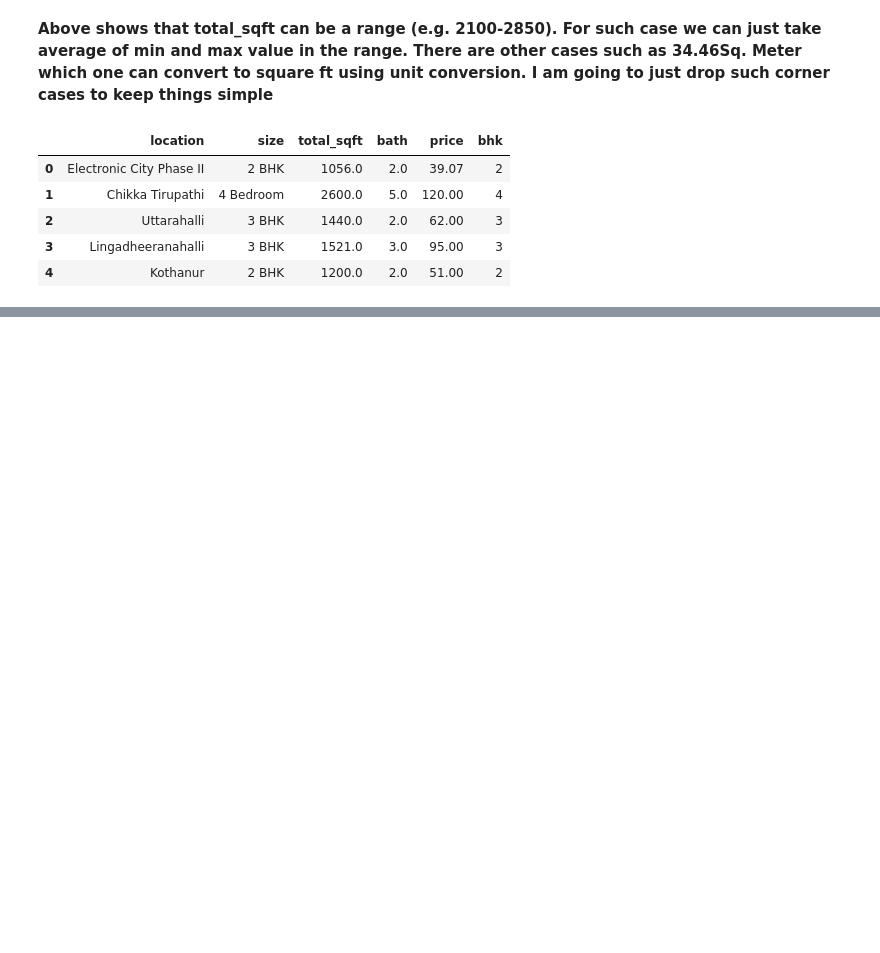
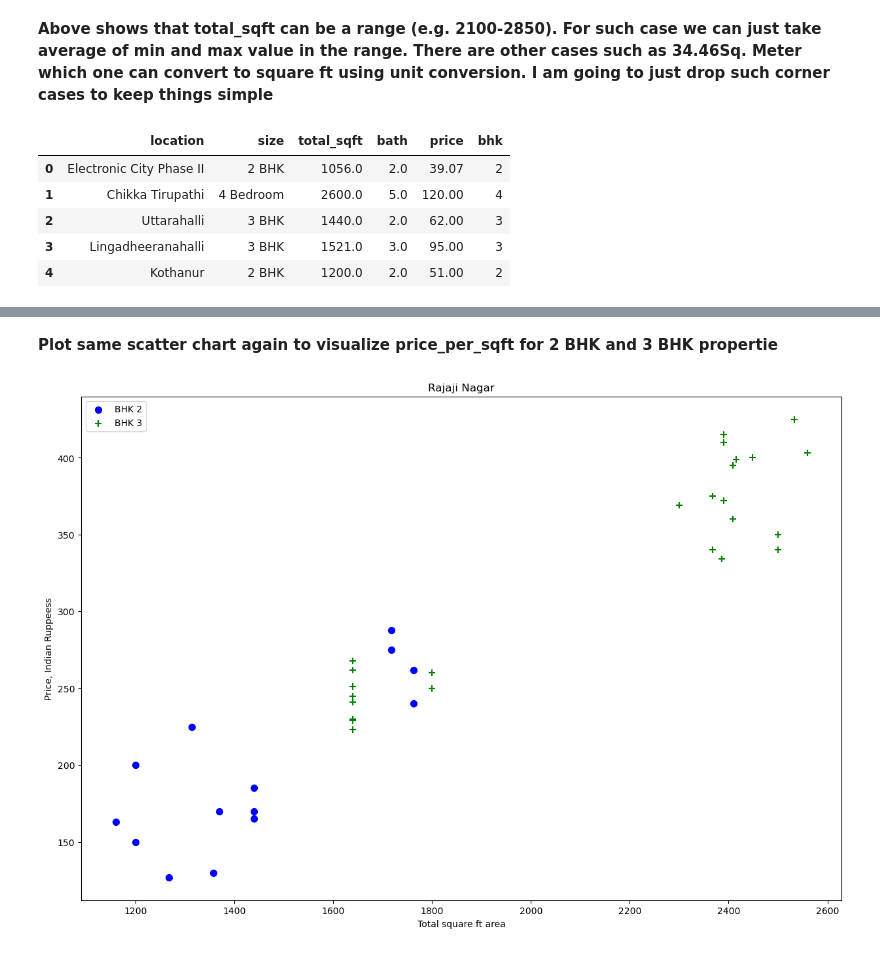
Before and after one commit to Yohannes-Kewani/house-price-regression, a Jupyter notebook: Model/Banglore_home_price.ipynb, the cells around one changed output, grey strips where cells are left out. Drawn from its saved outputs; the diff is of its cells as text; code cells hidden in the pictures; blank space fills up the shorter version.

```diff
--- a/Model/Banglore_home_price.ipynb
+++ b/Model/Banglore_home_price.ipynb
@@ -6,7 +6,7 @@ import matplotlib
 # %% [markdown]
 # Data Load
 # %%
-data = pd.read_csv('Data/bengaluru_house_prices.csv')
+data = pd.read_csv('../Data/bengaluru_house_prices.csv')
 data.head()
 # %% [output]
 |  | area_type | availability | location | size | society | total_sqft | bath | balcony | price |
@@ -144,0 +317,18 @@ data3.head()
+# %%
+def remove_bhk_outliers(df):
+    exclude_indices= np.array([])
+    for location, location_df in df.groupby('location'):
+        bhk_status={}
+        for bhk, bhk_df in location_df.groupby('bhk'):
+            bhk_status[bhk]={
+                'mean': np.mean(bhk_df.price_per_sqft),
+                'std' : np.std(bhk_df.price_per_sqft),
+                'count': bhk_df.shape[0]
+            }
+            for bhk, bhk_df in location_df.groupby('bhk'):
+                status = bhk_status.get(bhk-1)
+                if status and status['count']>5:
+                    exclude_indices = np.append(exclude_indices,bhk_df[bhk_df.price_per_sqft < (status['mean'])].index.values)
+    return df.drop(exclude_indices, axis ='index')
+data7= remove_bhk_outliers(data6)
+data7
@@ -144,0 +349,6 @@ data3.head()
+# %% [markdown]
+**Plot same scatter chart again to visualize price_per_sqft for 2 BHK and 3 BHK propertie**
+# %%
+plot_scatter_chart(data7,"Rajaji Nagar")
+# %% [output]
+[figure, added]
```
Also changed, not shown: parts of 34 cells of this notebook.
